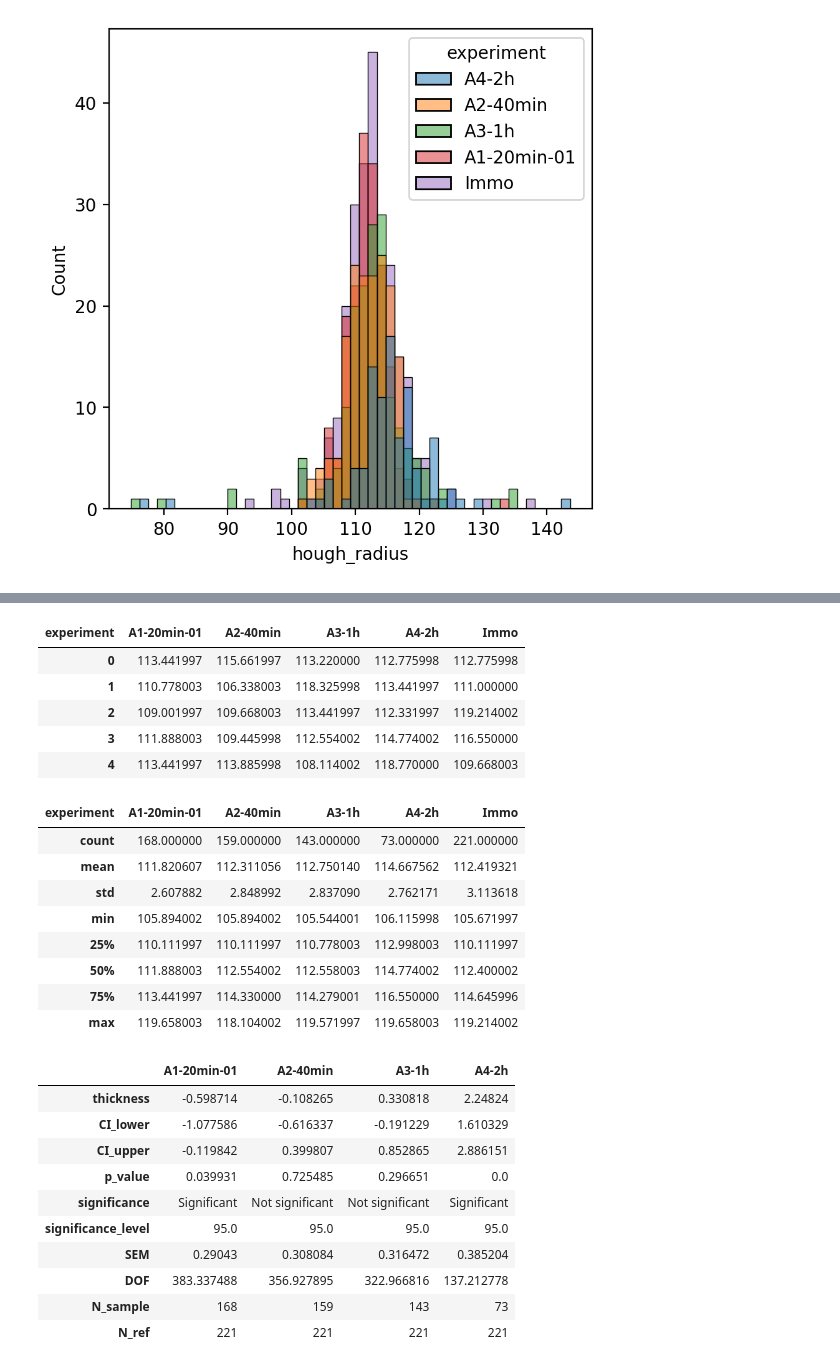
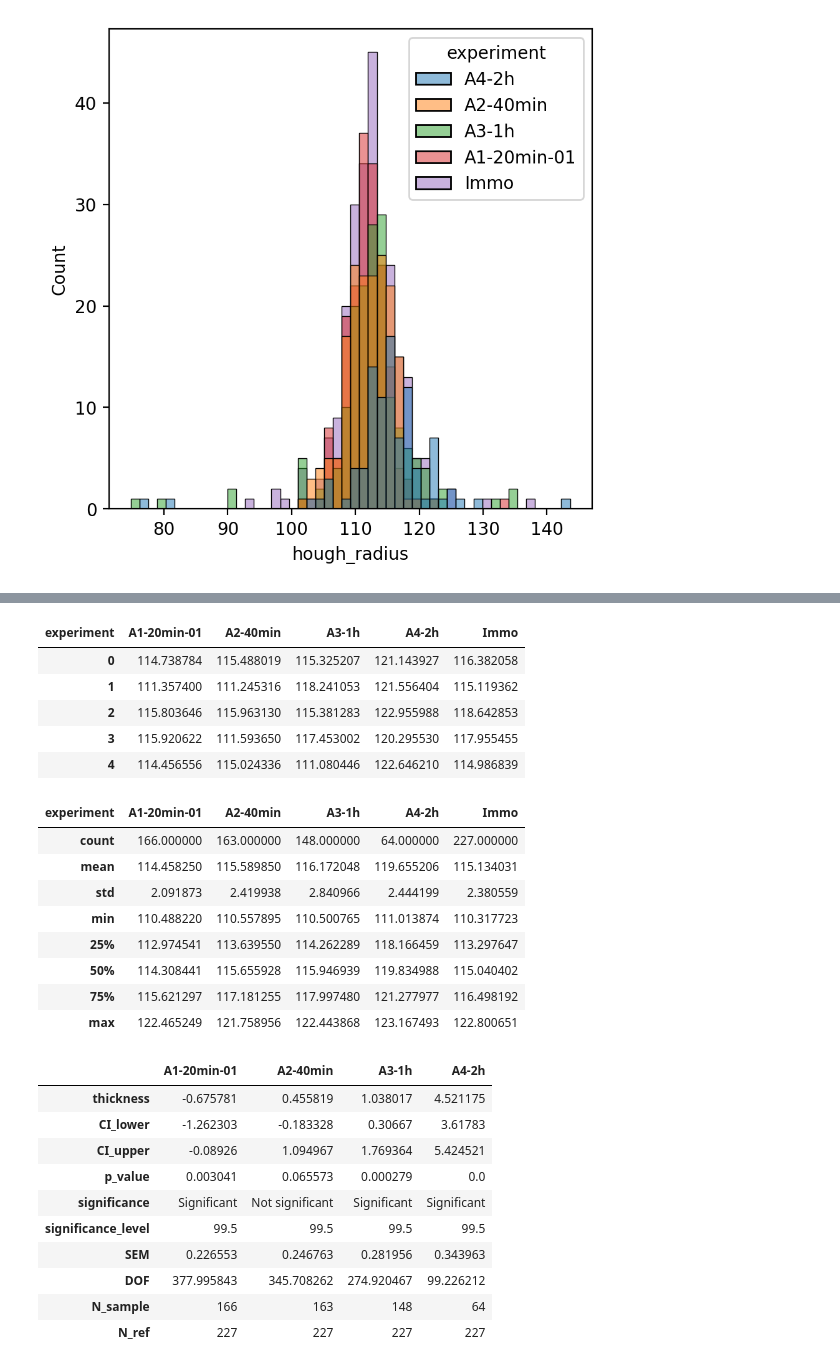
Before and after one commit to biolographer/NanoparticlesSAM, a Jupyter notebook: particle_analysis.ipynb, the cells around one changed output, grey strips where cells are left out. Drawn from its saved outputs; the diff is of its cells as text; code cells hidden in the pictures.

```diff
--- a/particle_analysis.ipynb
+++ b/particle_analysis.ipynb
@@ -60,7 +58,7 @@ plt.savefig(f'{foldername}/unfiltered_measurements')
 [figure]
 # %%
 filter_quantity =  'hough_radius'
-#filter_quantity = 'nm_feret_radius'
+filter_quantity = 'nm_feret_radius'
 q5, q95 = df_filtered[filter_quantity].quantile([0.05, 0.95])
 df_filtered = df_filtered[(df_filtered[filter_quantity] < q95) & (df_filtered[filter_quantity] > q5)]
 # %%
@@ -82,47 +80,47 @@ plt.savefig(f'{foldername}/histogram-grid')
 # %%
 filter_quantity =  'hough_radius'
-#filter_quantity = 'nm_feret_radius'
+filter_quantity = 'nm_feret_radius'
 experiment_df = df_filtered.reset_index().pivot(columns='experiment', values=filter_quantity)
 experiment_df = experiment_df.apply(lambda x: pd.Series(x.dropna().values))
 #experiment_df = remove_outliers_df(experiment_df)
 experiment_df.head()
 # %% [output]
 | experiment | A1-20min-01 | A2-40min | A3-1h | A4-2h | Immo |
-| 0 | 113.441997 | 115.661997 | 113.220000 | 112.775998 | 112.775998 |
-| 1 | 110.778003 | 106.338003 | 118.325998 | 113.441997 | 111.000000 |
-| 2 | 109.001997 | 109.668003 | 113.441997 | 112.331997 | 119.214002 |
-| 3 | 111.888003 | 109.445998 | 112.554002 | 114.774002 | 116.550000 |
-| 4 | 113.441997 | 113.885998 | 108.114002 | 118.770000 | 109.668003 |
+| 0 | 114.738784 | 115.488019 | 115.325207 | 121.143927 | 116.382058 |
+| 1 | 111.357400 | 111.245316 | 118.241053 | 121.556404 | 115.119362 |
+| 2 | 115.803646 | 115.963130 | 115.381283 | 122.955988 | 118.642853 |
+| 3 | 115.920622 | 111.593650 | 117.453002 | 120.295530 | 117.955455 |
+| 4 | 114.456556 | 115.024336 | 111.080446 | 122.646210 | 114.986839 |
 # %%
 experiment_df.describe().to_excel(f'{foldername}/individual-particle-analysis.xlsx')
 experiment_df.describe()
 # %% [output]
 | experiment | A1-20min-01 | A2-40min | A3-1h | A4-2h | Immo |
-| count | 168.000000 | 159.000000 | 143.000000 | 73.000000 | 221.000000 |
-| mean | 111.820607 | 112.311056 | 112.750140 | 114.667562 | 112.419321 |
-| std | 2.607882 | 2.848992 | 2.837090 | 2.762171 | 3.113618 |
-| min | 105.894002 | 105.894002 | 105.544001 | 106.115998 | 105.671997 |
-| 25% | 110.111997 | 110.111997 | 110.778003 | 112.998003 | 110.111997 |
-| 50% | 111.888003 | 112.554002 | 112.558003 | 114.774002 | 112.400002 |
-| 75% | 113.441997 | 114.330000 | 114.279001 | 116.550000 | 114.645996 |
-| max | 119.658003 | 118.104002 | 119.571997 | 119.658003 | 119.214002 |
+| count | 166.000000 | 163.000000 | 148.000000 | 64.000000 | 227.000000 |
+| mean | 114.458250 | 115.589850 | 116.172048 | 119.655206 | 115.134031 |
+| std | 2.091873 | 2.419938 | 2.840966 | 2.444199 | 2.380559 |
+| min | 110.488220 | 110.557895 | 110.500765 | 111.013874 | 110.317723 |
+| 25% | 112.974541 | 113.639550 | 114.262289 | 118.166459 | 113.297647 |
+| 50% | 114.308441 | 115.655928 | 115.946939 | 119.834988 | 115.040402 |
+| 75% | 115.621297 | 117.181255 | 117.997480 | 121.277977 | 116.498192 |
+| max | 122.465249 | 121.758956 | 122.443868 | 123.167493 | 122.800651 |
 # %%
-analysis_df = analyze_samples(experiment_df, 'Immo', alpha=0.1)
+analysis_df = analyze_samples(experiment_df, 'Immo', alpha=0.01)
 analysis_df.to_csv(f'{foldername}/shield-analysis.csv')
 analysis_df.to_excel(f'{foldername}/shield-analysis.xlsx')
 analysis_df
 # %% [output]
 |  | A1-20min-01 | A2-40min | A3-1h | A4-2h |
-| thickness | -0.598714 | -0.108265 | 0.330818 | 2.24824 |
-| CI_lower | -1.077586 | -0.616337 | -0.191229 | 1.610329 |
-| CI_upper | -0.119842 | 0.399807 | 0.852865 | 2.886151 |
-| p_value | 0.039931 | 0.725485 | 0.296651 | 0.0 |
-| significance | Significant | Not significant | Not significant | Significant |
-| significance_level | 95.0 | 95.0 | 95.0 | 95.0 |
-| SEM | 0.29043 | 0.308084 | 0.316472 | 0.385204 |
-| DOF | 383.337488 | 356.927895 | 322.966816 | 137.212778 |
-| N_sample | 168 | 159 | 143 | 73 |
-| N_ref | 221 | 221 | 221 | 221 |
+| thickness | -0.675781 | 0.455819 | 1.038017 | 4.521175 |
+| CI_lower | -1.262303 | -0.183328 | 0.30667 | 3.61783 |
+| CI_upper | -0.08926 | 1.094967 | 1.769364 | 5.424521 |
+| p_value | 0.003041 | 0.065573 | 0.000279 | 0.0 |
+| significance | Significant | Not significant | Significant | Significant |
+| significance_level | 99.5 | 99.5 | 99.5 | 99.5 |
+| SEM | 0.226553 | 0.246763 | 0.281956 | 0.343963 |
+| DOF | 377.995843 | 345.708262 | 274.920467 | 99.226212 |
+| N_sample | 166 | 163 | 148 | 64 |
+| N_ref | 227 | 227 | 227 | 227 |
 # %%
 plot_quantiles(experiment_df, foldername)
 # %% [output]
```
Also changed, not shown: parts of 6 cells of this notebook, 1 other file.
